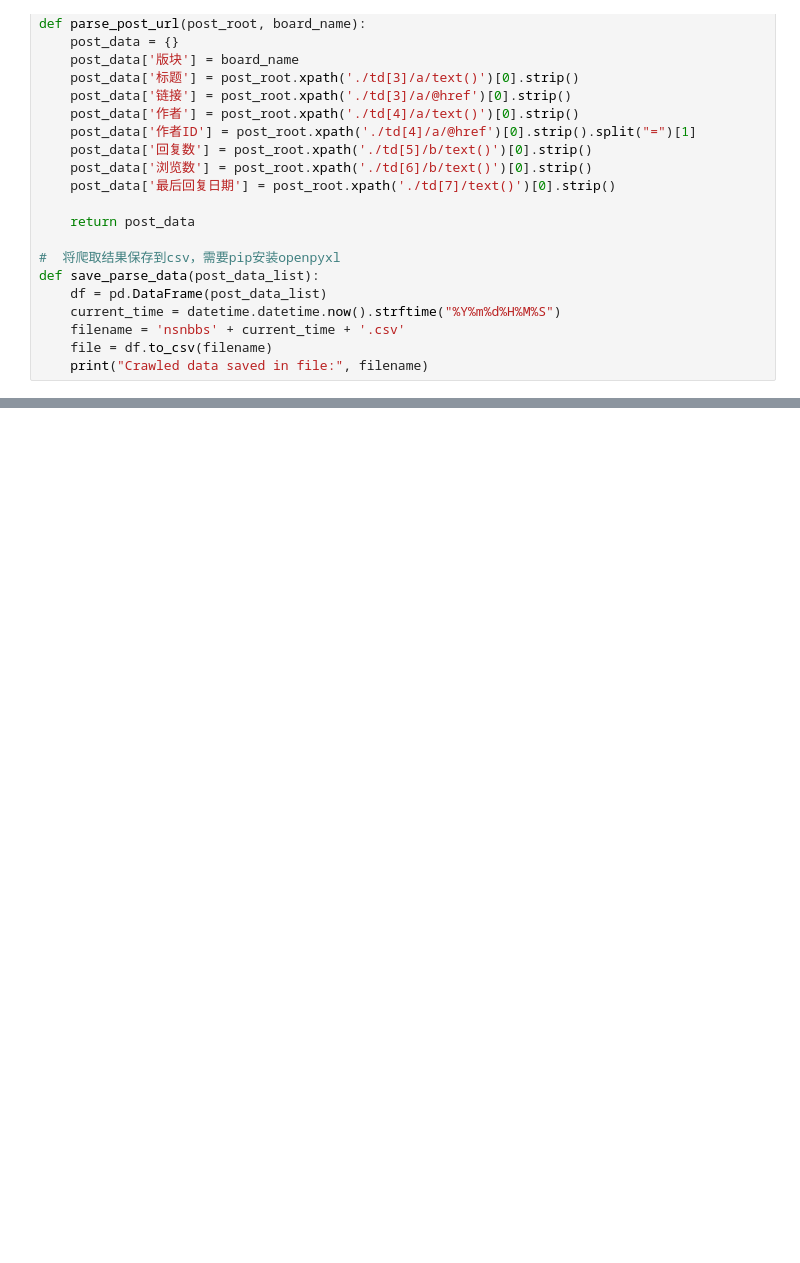
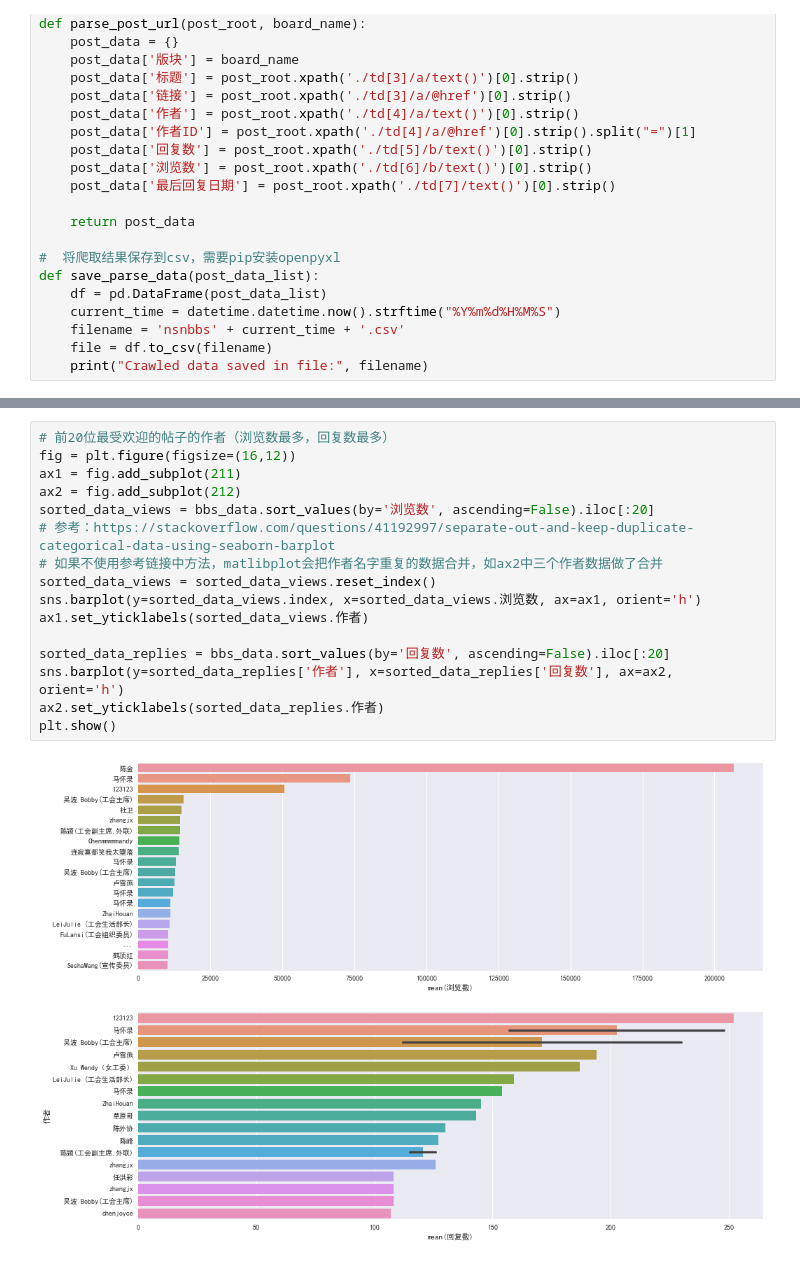
Before and after one commit to w26738/crawler, a Jupyter notebook: nsbbbs_crawler.ipynb, the cells around one changed output, grey strips where cells are left out. Cells and saved outputs as stored; diff of their text form; blank space fills up the shorter version.

```diff
--- a/nsbbbs_crawler.ipynb
+++ b/nsbbbs_crawler.ipynb
@@ -207,0 +289,18 @@ Crawled data saved in file: nsnbbs20170814015043.csv
+# %%
+# 前20位最受欢迎的帖子的作者（浏览数最多，回复数最多）
+fig = plt.figure(figsize=(16,12))
+ax1 = fig.add_subplot(211)
+ax2 = fig.add_subplot(212)
+sorted_data_views = bbs_data.sort_values(by='浏览数', ascending=False).iloc[:20]
+# 参考：https://stackoverflow.com/questions/41192997/separate-out-and-keep-duplicate-categorical-data-using-seaborn-barplot
+# 如果不使用参考链接中方法，matlibplot会把作者名字重复的数据合并，如ax2中三个作者数据做了合并
+sorted_data_views = sorted_data_views.reset_index()
+sns.barplot(y=sorted_data_views.index, x=sorted_data_views.浏览数, ax=ax1, orient='h')
+ax1.set_yticklabels(sorted_data_views.作者)
+
+sorted_data_replies = bbs_data.sort_values(by='回复数', ascending=False).iloc[:20]
+sns.barplot(y=sorted_data_replies['作者'], x=sorted_data_replies['回复数'], ax=ax2, orient='h')
+ax2.set_yticklabels(sorted_data_replies.作者)
+plt.show()
+# %% [output]
+[figure, added]
```
Also changed, not shown: parts of 6 cells of this notebook.
